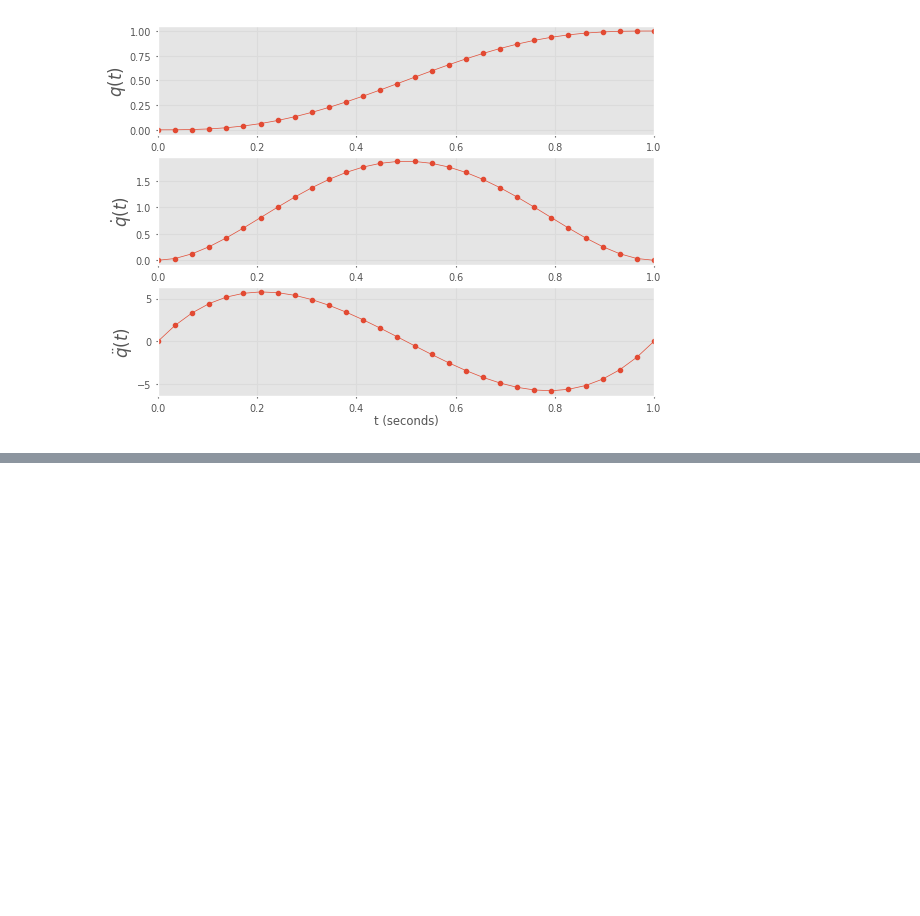
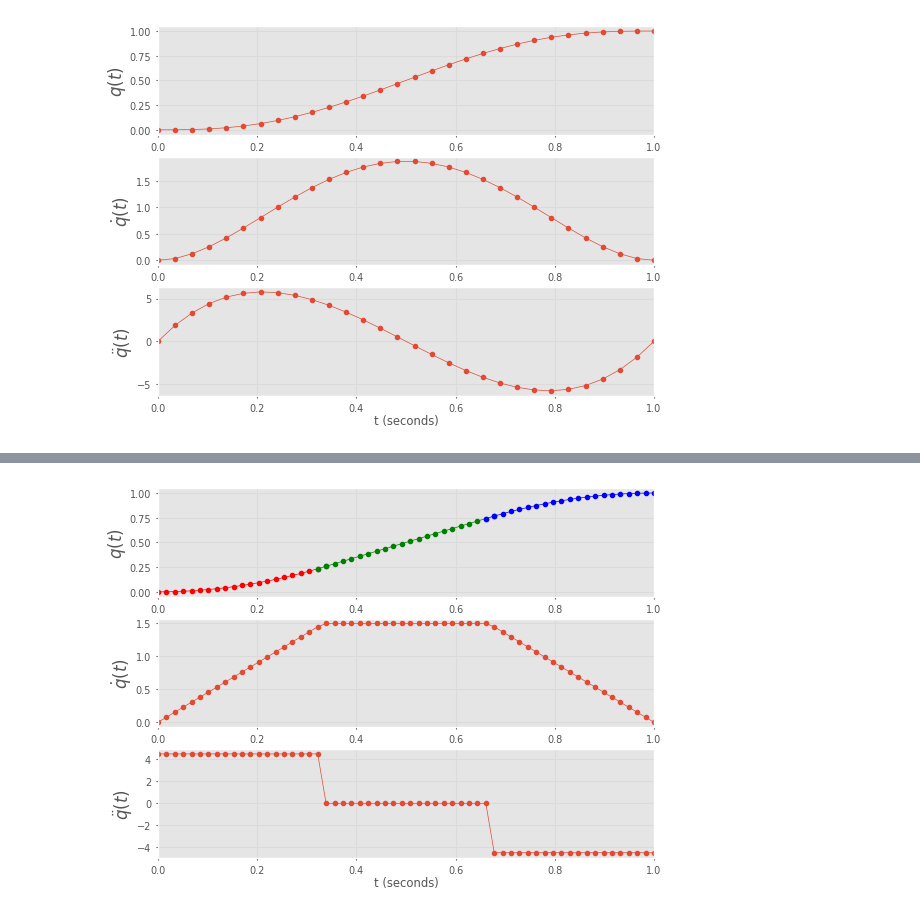
Before and after one commit to AleksandrMorozov123/Computer-vision-with-TensorFlow-Keras-and-OpenCV, a Jupyter notebook: toolbox_for_robotics.ipynb, the cells around one changed output, grey strips where cells are left out. Cells and saved outputs as stored; diff of their text form; code cells hidden in the pictures; blank space fills up the shorter version.

Commit message:
Kaggle Notebook | Toolbox for robotics | Version 13

```diff
--- a/toolbox_for_robotics.ipynb
+++ b/toolbox_for_robotics.ipynb
@@ -287,0 +302,7 @@ traj.plot ()
+# %%
+from roboticstoolbox import trapezoidal
+
+traj = trapezoidal (0, 1, np.linspace (0, 1, 60))
+traj.plot ()
+# %% [output]
+[figure, added]
```
Also changed, not shown: parts of 7 cells of this notebook.
